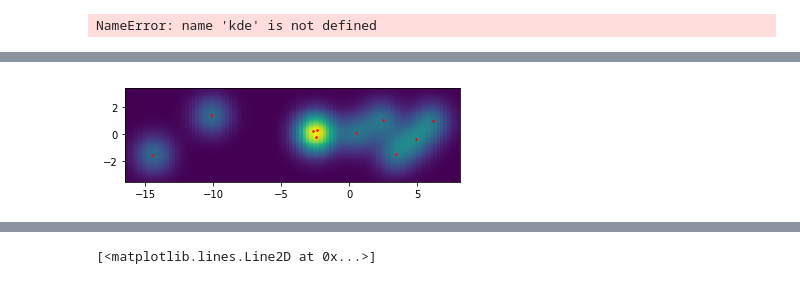
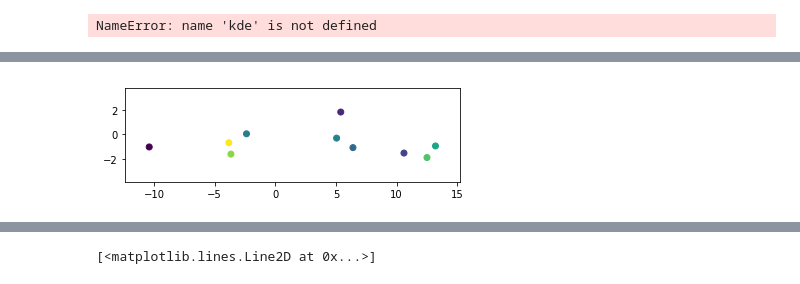
Before and after one commit to Seam8/SDB_Projects, a Jupyter notebook: ScriptsHorsChaine/ScatterDensity.ipynb, the cells around one changed output, grey strips where cells are left out. Saved outputs shown, nothing was run; the diff lists cells and outputs as text; code cells hidden in the pictures.

```diff
--- a/ScriptsHorsChaine/ScatterDensity.ipynb
+++ b/ScriptsHorsChaine/ScatterDensity.ipynb
@@ -44,19 +89,24 @@ plt.show()
 # %%
 import statsmodels.api as sm
 patch=2
 ymax = m2.max()+patch
 xmin = m1.min()-patch
 xmax = m1.max()+patch
 ymin = m2.min()-patch
 X, Y = np.mgrid[xmin:xmax:100j, ymin:ymax:100j]
 
-kde = sm.nonparametric.KDEMultivariate([m1, m2], var_type='cc', bw=np.array([ 1,  1]))
+ext = [xmin, xmax, ymin, ymax]
+
+import statsmodels.api as sm
+kde = sm.nonparametric.KDEMultivariate([m1, m2], var_type='cc', bw=np.array([1,  1]))
+fig, ax = plt.subplots()
+
+cc = kde.pdf([m1, m2])
+
+
+ax.scatter(m1, m2, c=cc)
+ax.set_xlim([ext[0], ext[1]])
+ax.set_ylim([ext[2], ext[3]])
+ax.set_aspect('equal')
+# %% [output]
+[figure, added]
-# %%
-fig, ax = plt.subplots()
-ax.imshow(np.rot90(np.reshape(kde.pdf([X.flatten(), Y.flatten()]).T, X.shape)),extent=ext)
-ax.plot(m1, m2, 'r.', markersize=3)
-ax.set_xlim([ext[0], ext[1]])
-ax.set_ylim([ext[2], ext[3]])
-ax.set_aspect('equal')
-# %% [output]
-[figure, removed]
```
Also changed, not shown: parts of 8 cells of this notebook, 1 other file.
